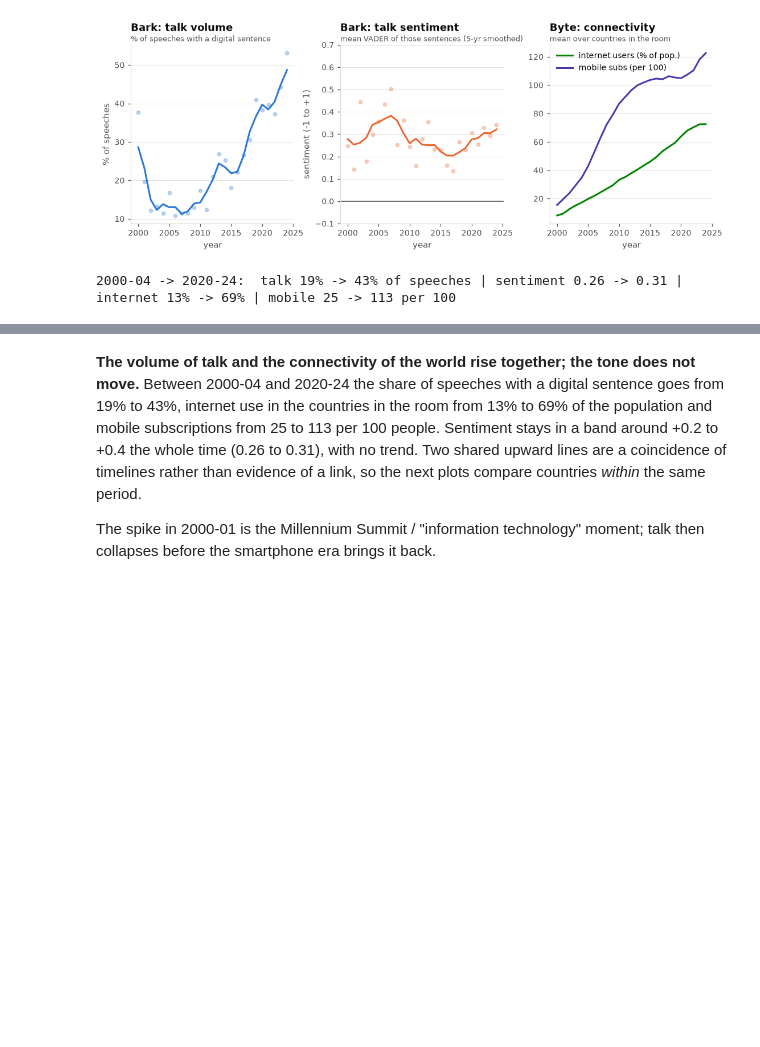
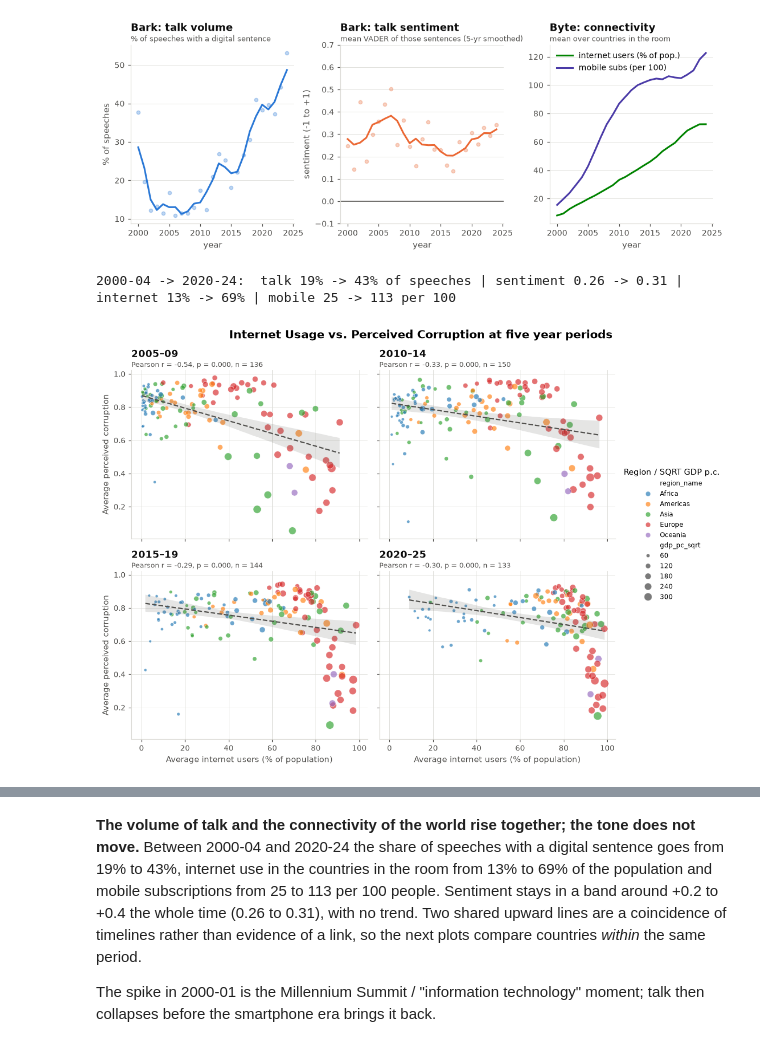
Before and after one commit to bwcd213/UN-General-Debate-Analysis, a Jupyter notebook: notebooks/all-bark-no-byte-simple-brendan.ipynb, the cells around one changed output, grey strips where cells are left out. Cells and saved outputs as stored; diff of their text form; code cells hidden in the pictures; blank space fills up the shorter version.

```diff
--- a/notebooks/all-bark-no-byte-simple.ipynb
+++ b/notebooks/all-bark-no-byte-simple-brendan.ipynb
@@ -197,3 +206,98 @@ print(f"2000-04 -> 2020-24:  talk {100*yr.loc[2000:2004,'talk'].mean():.0f}% ->
 # %% [output]
 [figure]
 2000-04 -> 2020-24:  talk 19% -> 43% of speeches | sentiment 0.26 -> 0.31 | internet 13% -> 69% | mobile 25 -> 113 per 100
+# %%
+periods = ["2005–09", "2010–14", "2015–19", "2020–25"]
+
+data = modern.loc[
+    modern["year"].between(2005, 2025),
+    ["country_code", "region_name", "year", "internet_users_pct", "perceived_corruption", "whr_log_gdp_pc"]
+].dropna(subset=["internet_users_pct", "perceived_corruption"]).copy()
+
+data["gdp_pc"] = np.exp(data["whr_log_gdp_pc"])
+data["gdp_pc_sqrt"] = np.sqrt(np.exp(data["whr_log_gdp_pc"]))
+
+data["period"] = pd.cut(
+    data["year"],
+    bins=[2004, 2009, 2014, 2019, 2025],
+    labels=periods,
+)
+
+period_data = (
+    data.groupby(["period", "country_code", "region_name"], observed=True)
+    [["internet_users_pct", "perceived_corruption", "gdp_pc_sqrt"]]
+    .mean()
+    .reset_index()
+)
+
+hue_order = sorted(period_data["region_name"].unique())
+palette = dict(zip(hue_order, sns.color_palette(n_colors=len(hue_order))))
+
+fig, axes = plt.subplots(2, 2, figsize=(11, 8), sharex=True, sharey=True)
+
+for ax, period in zip(axes.flat, periods):
+    subset = period_data[period_data["period"].eq(period)]
+
+    sns.scatterplot(
+        data=subset,
+        x="internet_users_pct",
+        y="perceived_corruption",
+        hue="region_name",
+        hue_order=hue_order,
+        palette=palette,
+        size="gdp_pc_sqrt",
+        sizes=(10, 100),
+        alpha=0.65,
+        edgecolor="white",
+        linewidth=0.5,
+        ax=ax,
+        legend=(period == periods[0]),
+    )
+
+    subtitle = ""
+    if len(subset) > 1:
+        sns.regplot(
+            data=subset,
+            x="internet_users_pct",
+            y="perceived_corruption",
+            scatter=False,
+            color=INK_SOFT,
+            line_kws={"linestyle": "--", "linewidth": 1.5},
+            ax=ax,
+        )
+        rho, p = stats.pearsonr(subset["internet_users_pct"], subset["perceived_corruption"])
+        subtitle = f"Pearson r = {rho:+.2f}, p = {p:.3f}, n = {len(subset)}"
+
+    finish(
+        ax,
+        f"{period}",
+        subtitle,
+        xlabel="Average internet users (% of population)",
+        ylabel="Average perceived corruption" if ax in axes[:, 0] else "",
+        grid="both",
+    )
+
+handles, labels = axes.flat[0].get_legend_handles_labels()
+axes.flat[0].legend_.remove()
+fig.suptitle(
+    "Internet Usage vs. Perceived Corruption at five year periods",
+    fontsize=14,
+    fontweight="bold",
+    y=0.93,
+)
+
+fig.legend(
+    handles,
+    labels,
+    loc="center left",
+    bbox_to_anchor=(0.8, 0.5),
+    fontsize=8,
+    title="Region / SQRT GDP p.c.",
+    frameon=False,
+)
+
+plt.tight_layout(rect=[0, 0, 0.81, 0.95])
+plt.savefig("corruption_it_usage", bbox_inches="tight")
+plt.show()
+# %% [output]
+[figure, added]
```
Also changed, not shown: parts of 2 cells of this notebook, 3 other files.
